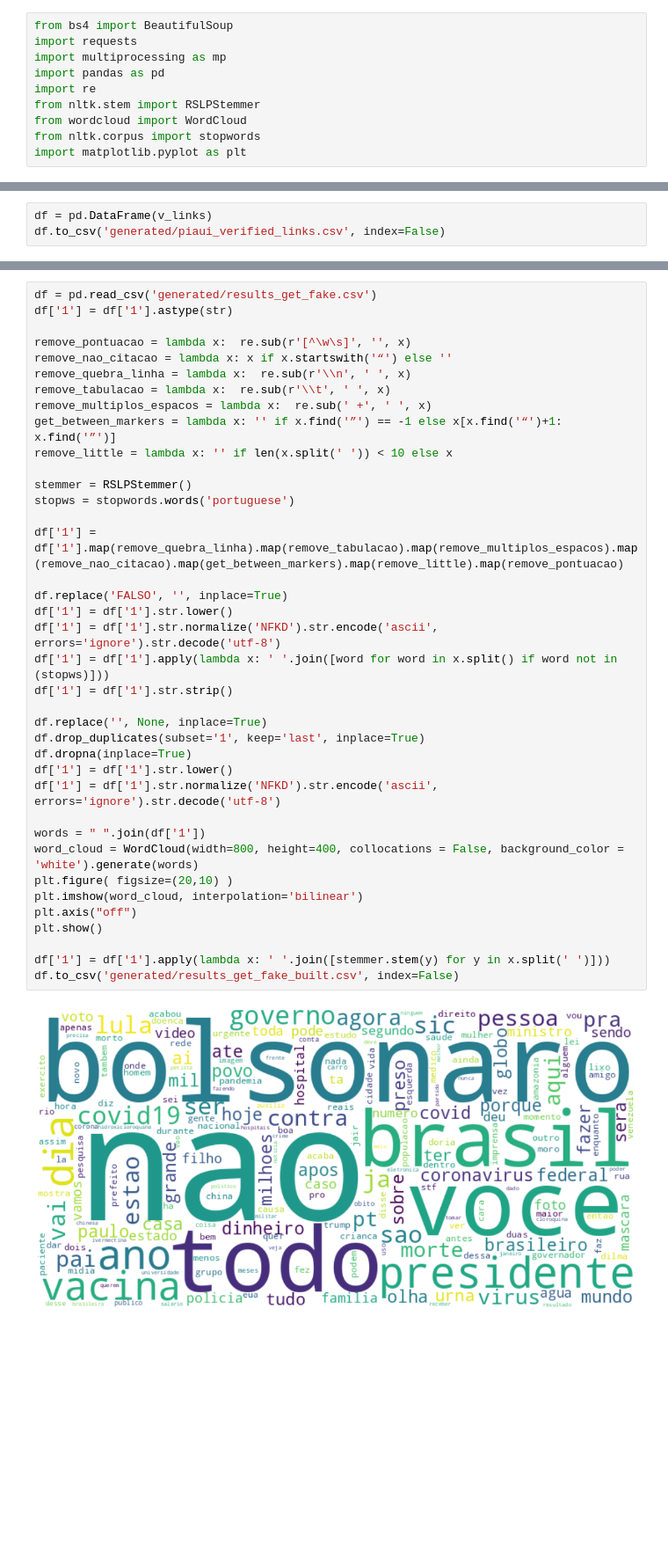
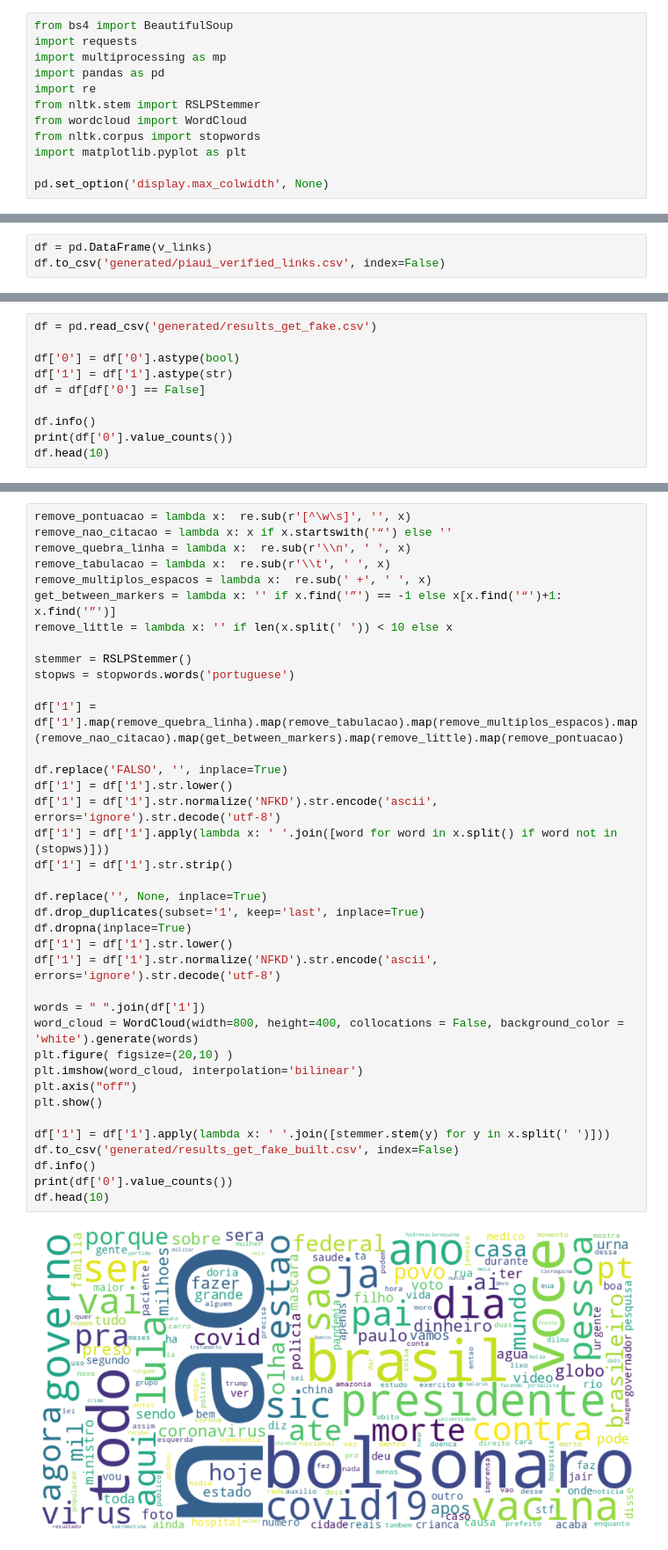
Before and after one commit to prbpedro/tcc_puc, a Jupyter notebook: src/fake_news/pre_processing_fake_news.ipynb, the cells around one changed output, grey strips where cells are left out. Shown: that part at 88% size. Drawn from its saved outputs; the diff is of its cells as text; blank space fills up the shorter version.

```diff
--- a/src/fake_news/pre_processing_fake_news.ipynb
+++ b/src/fake_news/pre_processing_fake_news.ipynb
@@ -8,6 +8,8 @@ from nltk.stem import RSLPStemmer
 from wordcloud import WordCloud
 from nltk.corpus import stopwords
 import matplotlib.pyplot as plt
+
+pd.set_option('display.max_colwidth', None)
 # %%
 def getPage(url):
     html = requests.get(url).content
@@ -65,0 +86,10 @@ df.to_csv('generated/results_get_fake.csv', index=False)
+# %%
+df = pd.read_csv('generated/results_get_fake.csv')
+
+df['0'] = df['0'].astype(bool)
+df['1'] = df['1'].astype(str)
+df = df[df['0'] == False]
+
+df.info()
+print(df['0'].value_counts())
+df.head(10)
@@ -66,7 +119,4 @@ df.to_csv('generated/results_get_fake.csv', index=False)
 # %%
-df = pd.read_csv('generated/results_get_fake.csv')
-df['1'] = df['1'].astype(str)
-
 remove_pontuacao = lambda x:  re.sub(r'[^\w\s]', '', x)
 remove_nao_citacao = lambda x: x if x.startswith('“') else ''
 remove_quebra_linha = lambda x:  re.sub(r'\\n', ' ', x)
@@ -75,31 +125,34 @@ remove_multiplos_espacos = lambda x:  re.sub(' +', ' ', x)
 get_between_markers = lambda x: '' if x.find('”') == -1 else x[x.find('“')+1: x.find('”')]
 remove_little = lambda x: '' if len(x.split(' ')) < 10 else x
 
 stemmer = RSLPStemmer()
 stopws = stopwords.words('portuguese')
 
 df['1'] = df['1'].map(remove_quebra_linha).map(remove_tabulacao).map(remove_multiplos_espacos).map(remove_nao_citacao).map(get_between_markers).map(remove_little).map(remove_pontuacao)
 
 df.replace('FALSO', '', inplace=True)
 df['1'] = df['1'].str.lower()
 df['1'] = df['1'].str.normalize('NFKD').str.encode('ascii', errors='ignore').str.decode('utf-8')
 df['1'] = df['1'].apply(lambda x: ' '.join([word for word in x.split() if word not in (stopws)]))
 df['1'] = df['1'].str.strip()
 
 df.replace('', None, inplace=True)
 df.drop_duplicates(subset='1', keep='last', inplace=True)
 df.dropna(inplace=True)
 df['1'] = df['1'].str.lower()
 df['1'] = df['1'].str.normalize('NFKD').str.encode('ascii', errors='ignore').str.decode('utf-8')
 
 words = " ".join(df['1'])
 word_cloud = WordCloud(width=800, height=400, collocations = False, background_color = 'white').generate(words)
 plt.figure( figsize=(20,10) )
 plt.imshow(word_cloud, interpolation='bilinear')
 plt.axis("off")
 plt.show()
 
 df['1'] = df['1'].apply(lambda x: ' '.join([stemmer.stem(y) for y in x.split(' ')]))
 df.to_csv('generated/results_get_fake_built.csv', index=False)
+df.info()
+print(df['0'].value_counts())
+df.head(10)
 # %% [output]
-[figure, old version]
+[figure, new version]
```
Also changed, not shown: parts of 4 cells of this notebook, 3 other files.
